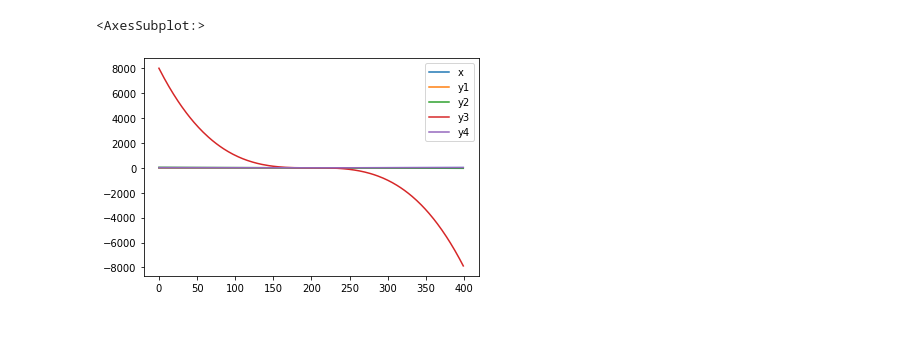
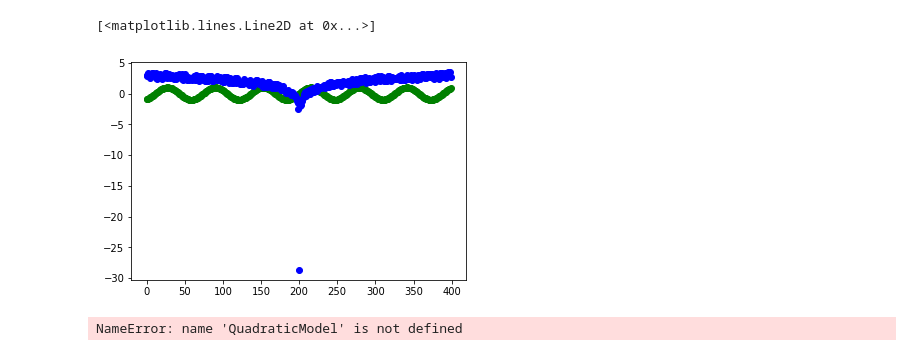
Before and after one commit to Dinkymoo/Dinkymoo-iu-python-assignment, a Jupyter notebook: plots.ipynb, the cells around one changed output. Saved outputs shown, nothing was run; the diff lists cells and outputs as text; code cells hidden in the pictures; blank space fills up the shorter version.

```diff
--- a/plots.ipynb
+++ b/plots.ipynb
@@ -33,4 +149,74 @@ axs[1, 1].plot(x, y4, 'ro')
+# %%
+
+
+import scipy.optimize as optimization
+
+# Generate artificial data = straight line with a=0 and b=1
+# plus some noise.
+ideal_data = pd.read_csv('data/ideal.csv', index_col=0, delimiter=',')
+train_data = pd.read_csv('data/train.csv', index_col=0, delimiter=',')
+a = pd.DataFrame(ideal_data['y1'])
+b = pd.DataFrame(train_data['y1'])
+
+y_data_1 = np.array(a)
+y_data_2 = np.array(b)
+
+# Initial guess.
+x0   = np.zeros(400)
+
+y_data_1=y_data_1.reshape(400)
+y_data_2=y_data_2.reshape(400)
+
+def func(params,datay1,datay2):
+    return datay1 - np.dot(datay2, params)
+
+o=optimization.leastsq(func,x0, args=(y_data_1, y_data_2))
+o = np.array(o[0])
+c = pd.DataFrame(o)
+
+
+
+plt.plot(y_data_1,'go')
+plt.plot(y_data_2,'bo')
+# %% [output]
+[<matplotlib.lines.Line2D at 0x...>]
+[figure, added]
+# %%
+
+import lmfit
+###############################################################################
+# read the data into a pandas DataFrame, and use the 'x' and 'y' columns:
+data1 = pd.read_csv('data/train.csv')
+dframe1 = pd.DataFrame(data1)
+data2 = pd.read_csv('data/ideal.csv')
+dframe2 = pd.DataFrame(data2)
+
+model = QuadraticModel()
+params = model.guess(dframe2['y45'],x=dframe2.index)
+
+result = model.fit(dframe2['y45'],params,  x=dframe2.index)
+
+###############################################################################
+# and gives the plot and fitting results below:
+result.plot_fit()
+
+#base = plt.gca().transData
+#rot = transforms.Affine2D().rotate_deg(180)
+#plt.plot(result,transform=rot+base)
+#plt.show()
+print(result.fit_report())
+#result.params.pretty_print()
+
+# chi-sqr
+print (result.chisqr)
+# reduce chi-sqr
+print (result.redchi)
+#Akaike info crit
+print (result.aic)
+#Bayesian info crit
+print (result.bic)
+# %% [output]
+NameError: name 'QuadraticModel' is not defined
 # %%
+x = np.array([0, 1, 2, 3])
+y = np.array([-1, 0.2, 0.9, 2.1])
-# %% [output]
-<AxesSubplot:>
-[figure, removed]
```
Also changed, not shown: parts of 18 cells of this notebook, 13 other files.
